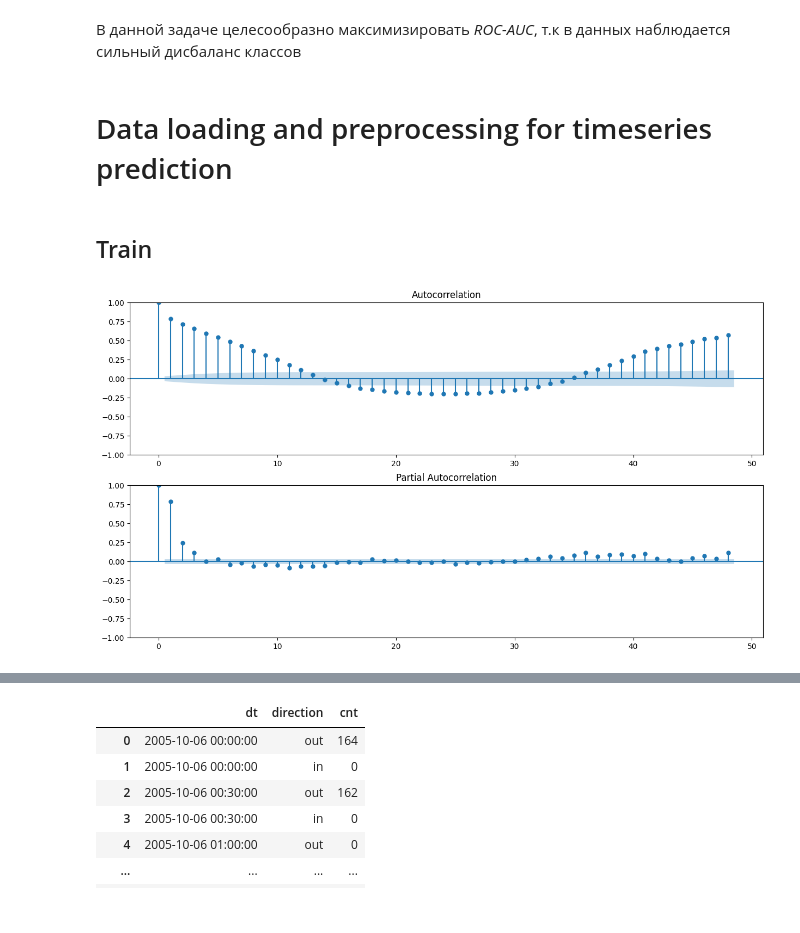
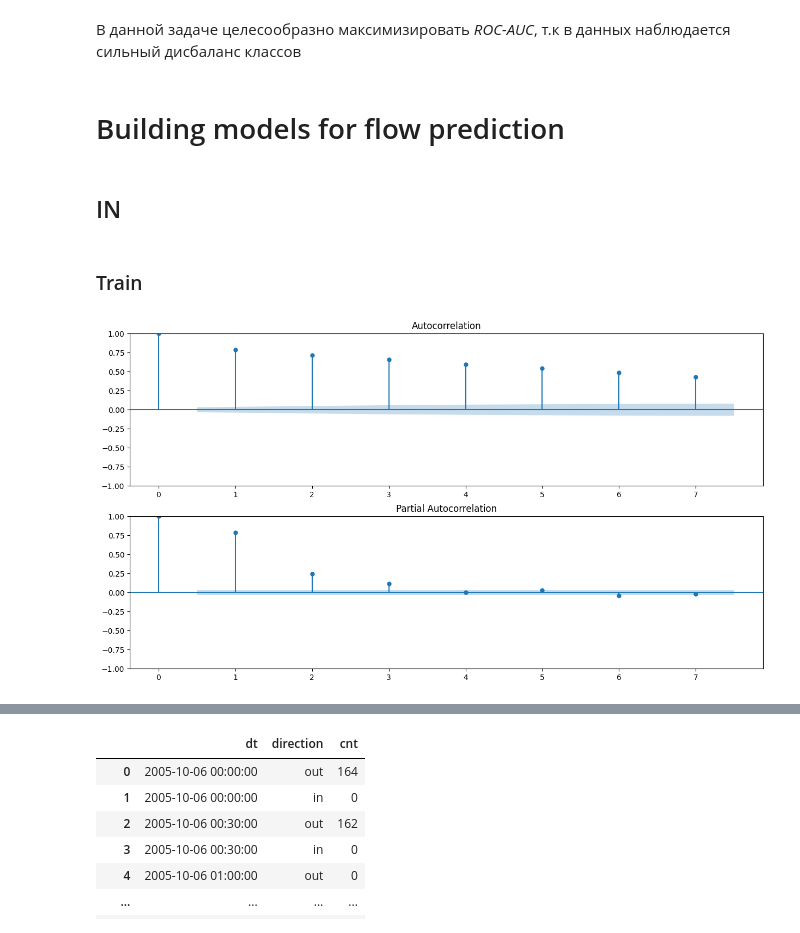
Before and after one commit to daniildiveev/ml-course-shad, a Jupyter notebook: 7th_homework/timeseries-homework.ipynb, the cells around one changed output, grey strips where cells are left out. Drawn from its saved outputs; the diff is of its cells as text; code cells hidden in the pictures.

Commit message:
[MODIFY] timeseries homework done

```diff
--- a/7th_homework/timeseries-homework.ipynb
+++ b/7th_homework/timeseries-homework.ipynb
@@ -227,6 +228,6 @@ RocCurveDisplay.from_predictions(y_test, preds);
 # %% [markdown]
 В данной задаче целесообразно максимизировать *ROC-AUC*, т.к в данных наблюдается сильный дисбаланс классов
 # %% [markdown]
-# Data loading and preprocessing for timeseries prediction
+# Building models for flow prediction
 # %% [markdown]
-## Train
+## IN
@@ -235,12 +234,14 @@ train_data = counters_in.diff(48)[48:]
+# %% [markdown]
+### Train
 # %%
 plt.figure(figsize=(15,8))
 
 ax = plt.subplot(211)
-plot_acf(counters_in.cnt, lags=48, ax=ax)
+plot_acf(counters_in.cnt, lags=7, ax=ax)
 
 ax = plt.subplot(212)
-plot_pacf(counters_in.cnt, lags=48, ax=ax)
+plot_pacf(counters_in.cnt, lags=7, ax=ax)
 
 plt.show()
 # %% [output]
-[figure, old version]
+[figure, new version]
```
Also changed, not shown: parts of 65 cells of this notebook.
